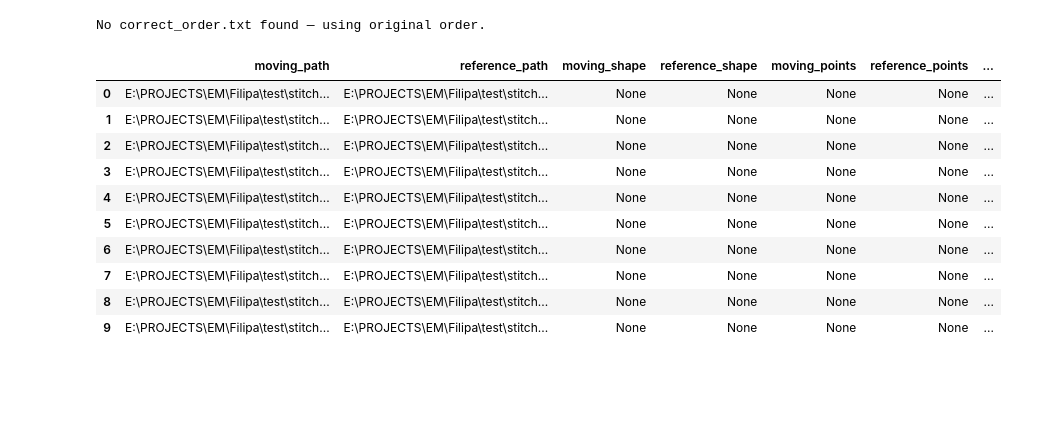
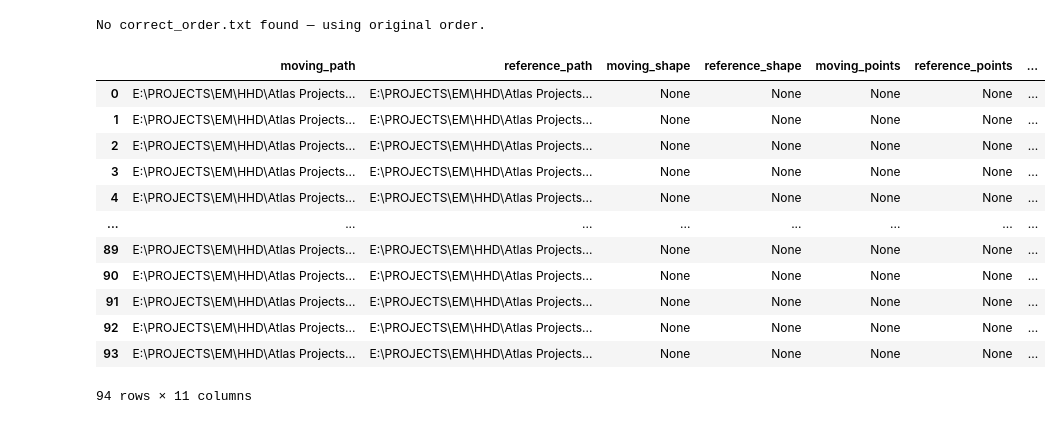
Before and after one commit to CCI-GU-Sweden/ATLAS, a Jupyter notebook: ATLAS-fine-alignment.ipynb, the cells around one changed output. Cells and saved outputs as stored; diff of their text form; code cells hidden in the pictures; blank space fills up the shorter version.

```diff
--- a/ATLAS-fine-alignment.ipynb
+++ b/ATLAS-fine-alignment.ipynb
@@ -29,6 +29,8 @@ series_folder = Path(r"E:\PROJECTS\EM\Alma\plant2-wafer-1\plant 2_data\alignment
 series_folder = Path(r"E:\PROJECTS\EM\Alma\plant2-wafer-1\plant 2_data\session_1115605826\Site 2")
 series_folder = Path(r"E:\PROJECTS\EM\Alma\plant4-wafer-1\alma-plant-4_data\session_1084385689\Site 1") # plant 4 is sample 1
 series_folder = Path(r"E:\PROJECTS\EM\Filipa\test")
+series_folder = Path(r"E:\PROJECTS\EM\HHD\Atlas Projects\230216_No5_Disc1\No5_Disc1_data\session_1663892588\Site 1")
+
 
 tif_list = []
 for folder in series_folder.iterdir():  # Iterate over all items in the folder
@@ -37,43 +39,45 @@ for folder in series_folder.iterdir():  # Iterate over all items in the folder
         tif_list.append(folder)
 
 tif_list_sorted = sorted(tif_list, key=extract_s_number)
 
 correct_order_path = Path(series_folder.joinpath("correct_order.txt"))
 
 try:
     new_order = parse_shorthand_order(correct_order_path)
     print(f"Loaded correct_order.txt: {new_order}")
 
     tif_list_sorted = reorder_files_by_s_number(tif_list_sorted, new_order)
     print("Files reordered based on correct_order.txt:")
     for f in tif_list_sorted:
         print(f)
 
 except FileNotFoundError:
     print("No correct_order.txt found — using original order.")
 except Exception as e:
     print(f"Error reading or applying correct_order.txt: {e}")
 
 down_scale = 10
 
 # initialize the dataframe, in particular we asign the pair-wise patching of the images
 # based on the sorted list of tiff.
 z_align_df = initialize_alignment_df_points(tif_list_sorted, down_scale)
 
 z_align_df
 # %% [output]
 No correct_order.txt found — using original order.
 |  | moving_path | reference_path | moving_shape | reference_shape | moving_points | reference_points | ... |
-| 0 | E:\PROJECTS\EM\Filipa\test\stitch... | E:\PROJECTS\EM\Filipa\test\stitch... | None | None | None | None | ... |
-| 1 | E:\PROJECTS\EM\Filipa\test\stitch... | E:\PROJECTS\EM\Filipa\test\stitch... | None | None | None | None | ... |
-| 2 | E:\PROJECTS\EM\Filipa\test\stitch... | E:\PROJECTS\EM\Filipa\test\stitch... | None | None | None | None | ... |
-| 3 | E:\PROJECTS\EM\Filipa\test\stitch... | E:\PROJECTS\EM\Filipa\test\stitch... | None | None | None | None | ... |
-| 4 | E:\PROJECTS\EM\Filipa\test\stitch... | E:\PROJECTS\EM\Filipa\test\stitch... | None | None | None | None | ... |
-| 5 | E:\PROJECTS\EM\Filipa\test\stitch... | E:\PROJECTS\EM\Filipa\test\stitch... | None | None | None | None | ... |
-| 6 | E:\PROJECTS\EM\Filipa\test\stitch... | E:\PROJECTS\EM\Filipa\test\stitch... | None | None | None | None | ... |
-| 7 | E:\PROJECTS\EM\Filipa\test\stitch... | E:\PROJECTS\EM\Filipa\test\stitch... | None | None | None | None | ... |
-| 8 | E:\PROJECTS\EM\Filipa\test\stitch... | E:\PROJECTS\EM\Filipa\test\stitch... | None | None | None | None | ... |
-| 9 | E:\PROJECTS\EM\Filipa\test\stitch... | E:\PROJECTS\EM\Filipa\test\stitch... | None | None | None | None | ... |
+| 0 | E:\PROJECTS\EM\HHD\Atlas Projects... | E:\PROJECTS\EM\HHD\Atlas Projects... | None | None | None | None | ... |
+| 1 | E:\PROJECTS\EM\HHD\Atlas Projects... | E:\PROJECTS\EM\HHD\Atlas Projects... | None | None | None | None | ... |
+| 2 | E:\PROJECTS\EM\HHD\Atlas Projects... | E:\PROJECTS\EM\HHD\Atlas Projects... | None | None | None | None | ... |
+| 3 | E:\PROJECTS\EM\HHD\Atlas Projects... | E:\PROJECTS\EM\HHD\Atlas Projects... | None | None | None | None | ... |
+| 4 | E:\PROJECTS\EM\HHD\Atlas Projects... | E:\PROJECTS\EM\HHD\Atlas Projects... | None | None | None | None | ... |
+| ... | ... | ... | ... | ... | ... | ... | ... |
+| 89 | E:\PROJECTS\EM\HHD\Atlas Projects... | E:\PROJECTS\EM\HHD\Atlas Projects... | None | None | None | None | ... |
+| 90 | E:\PROJECTS\EM\HHD\Atlas Projects... | E:\PROJECTS\EM\HHD\Atlas Projects... | None | None | None | None | ... |
+| 91 | E:\PROJECTS\EM\HHD\Atlas Projects... | E:\PROJECTS\EM\HHD\Atlas Projects... | None | None | None | None | ... |
+| 92 | E:\PROJECTS\EM\HHD\Atlas Projects... | E:\PROJECTS\EM\HHD\Atlas Projects... | None | None | None | None | ... |
+| 93 | E:\PROJECTS\EM\HHD\Atlas Projects... | E:\PROJECTS\EM\HHD\Atlas Projects... | None | None | None | None | ... |
+94 rows × 11 columns
 # %%
 # example of one iteration, and figure
 index = 3
```
Also changed, not shown: parts of 6 cells of this notebook, 10 other files.
